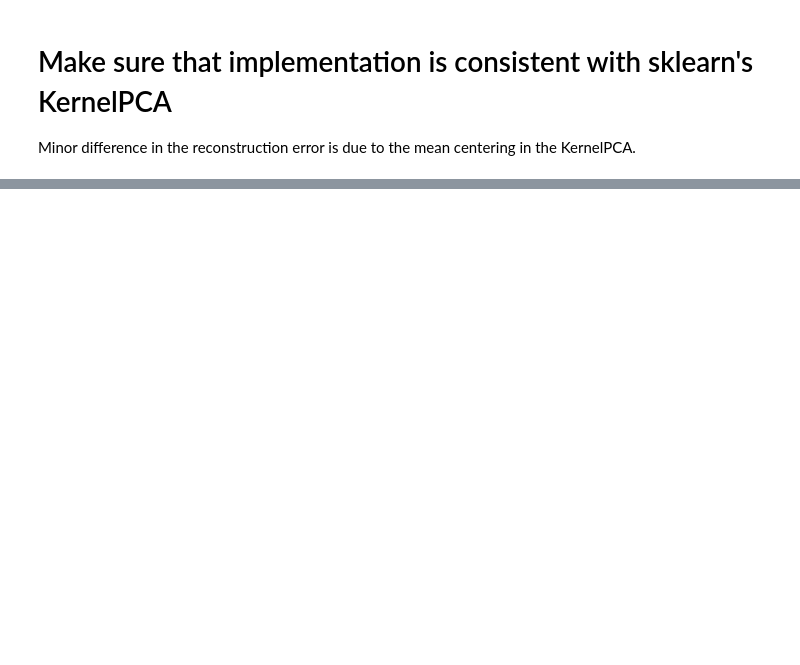
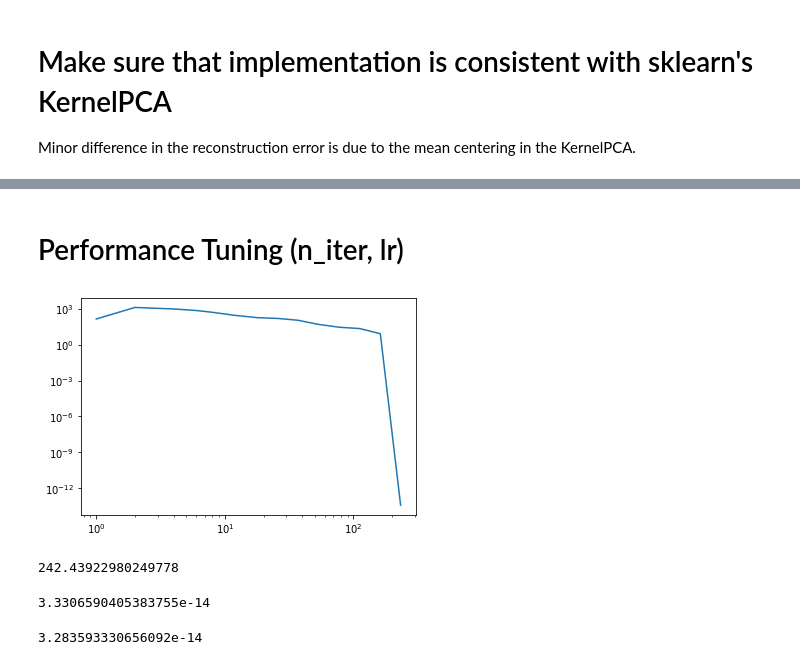
Before and after one commit to kstoneriv3/debiasing-bert-by-kernel-pca, a Jupyter notebook: notebooks/PytorchDebiasingKernelPCA.ipynb, the cells around one changed output, grey strips where cells are left out. Cells and saved outputs as stored; diff of their text form; code cells hidden in the pictures; blank space fills up the shorter version.

Commit message:
add optimization-based pre-imaging for kernel PCA using torch (#2)

```diff
--- a/notebooks/PytorchDebiasingKernelPCA.ipynb
+++ b/notebooks/PytorchDebiasingKernelPCA.ipynb
@@ -593,5 +95,0 @@ Reprojection Error of <class 'sklearn.decomposition._kernel_pca.KernelPCA'>: 110
-# %%
-m = DebiasingKernelPCA(n_components=20, kernel=RBF, inv_kernel="rbf")
-m.fit(X)
-X_tr = m.transform(X)
-X_reproj = m.inverse_transform(X_tr)
@@ -644,0 +225,11 @@ RBF(x, grad=True)
+# %%
+def TorchRBF(X, Y, gamma=None):
+    gamma = 1. / X.shape[-1] if (gamma is None) else gamma
+    K = torch.exp( - gamma * torch.sum((X - Y)**2, axis=-1))
+    return K
+# %%
+debiaser = DebiasingKPCA(n_components=3, kernel=lambda X, Y: TorchRBF(X, Y, gamma=0.14))
+debiaser.fit(X, X_index)
+X_tr = debiaser.transform(X)
+X_debiased = debiaser.debias(X[:320], n_iter=100, lr=0.01)
+print()
@@ -644,0 +238,23 @@ RBF(x, grad=True)
+# %% [markdown]
+# Performance Tuning (n_iter, lr)
+# %%
+m = DebiasingKPCA(n_components=3, kernel=lambda X, Y: TorchRBF(X, Y, gamma=0.14))
+m.fit(X, X_index)
+X_reproj = m.debias(X[:200], n_iter=1000, lr=3./1000)
+
+n_iters = [int(10**p) for p in np.linspace(0, 3, 20)]
+lrs = [(3. / ni) for ni in n_iters]
+diff = []
+for n_iter, lr in zip(n_iters, lrs):
+    X_tmp = m.debias(X[:200], n_iter=n_iter, lr=lr)
+    diff.append(np.linalg.norm(X_reproj - X_tmp))
+# %%
+plt.plot(n_iters[:16], diff[:16])
+plt.xscale('log')
+plt.yscale('log')
+# %% [output]
+[figure, added]
+# %%
+np.linalg.norm(X_reproj)
+# %% [output]
+242.43922980249778
@@ -644,0 +265,4 @@ RBF(x, grad=True)
+# %%
+np.linalg.norm(X_reproj - X_tmp)
+# %% [output]
+3.3306590405383755e-14
@@ -644,0 +273,4 @@ RBF(x, grad=True)
+# %%
+np.linalg.norm(X_reproj - X_tmp)
+# %% [output]
+3.283593330656092e-14
```
Also changed, not shown: parts of 57 cells of this notebook, 4 other files.
